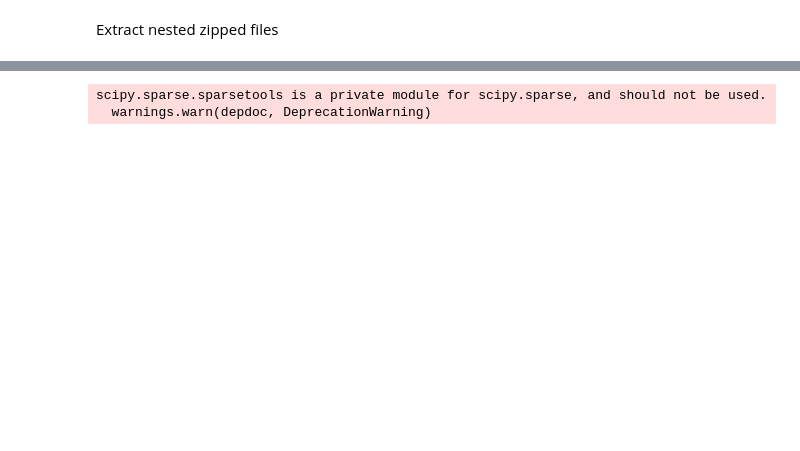
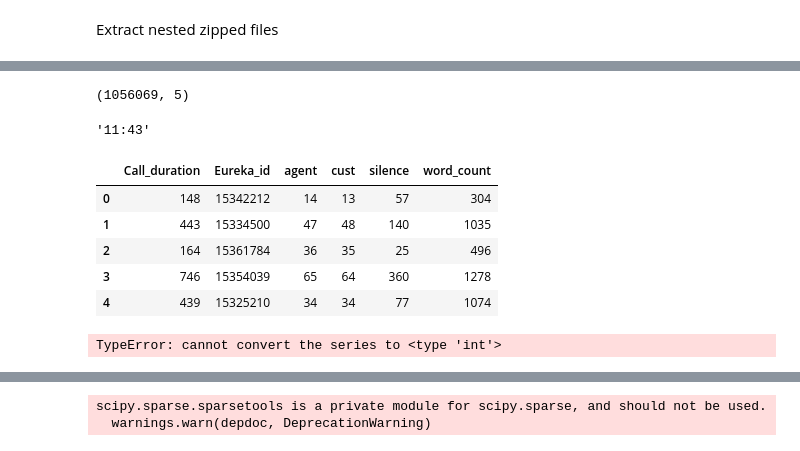
Before and after one commit to LavanyaPedada/Topic-Modeling, a Jupyter notebook: Read_Data_01.ipynb, the cells around one changed output, grey strips where cells are left out. Cells and saved outputs as stored; diff of their text form; code cells hidden in the pictures; blank space fills up the shorter version.

```diff
--- a/Read_Data_01.ipynb
+++ b/Read_Data_01.ipynb
@@ -41,0 +282,37 @@ Extract Relavent Text from the XML
+# %%
+#Extract  call duration,wc and silence
+
+import unicodecsv as csv
+import xml.etree.ElementTree as ET
+import glob, os
+import io
+import pandas as pd
+from __future__ import division
+import time
+
+#from __future__ import print_function
+#log = open("/data1/call_miner/Vinyas_Call_miner/call_miner/mar_output.txt", "w")
+
+# Set the working directory
+os.chdir("/data1/call_miner/Vinyas_Call_miner/call_miner/June_xml")
+eureka_id=[]
+duration=[]
+silence=[]
+wc=[]
+
+for filename in glob.glob('*.xml'):
+                 #print ("parsing file",filename)
+                 tree = ET.parse(filename,ET.XMLParser(encoding='Latin1'))
+                 root=tree.getroot()
+                 eureka_id.append(root.find('eureka_id').text)
+                 #print root.find('wav_length_sec').text
+                 duration.append (int(root.find('wav_length_sec').text))
+                 silence.append (int(root.find('total_silence_sec').text))
+                 #print root.find('total_silence_sec').text
+                 wc.append(int(root.find('word_count').text))
+
+data={'eureka_id':eureka_id,'call_duration':duration,'silence':silence,'word_count':wc}
+
+measure_df=pd.DataFrame(data)
+
+measure_df.to_csv("/data1/call_miner/Vinyas_Call_miner/call_miner/Lavanya/June/June_400I_10P/June_call_measures_V02.csv")
@@ -41,0 +384,18 @@ Extract Relavent Text from the XML
+# %%
+mdf.shape
+# %% [output]
+(1056069, 5)
+# %%
+import time
+time.strftime("%M:%S", time.gmtime(703))
+# %% [output]
+'11:43'
+# %%
+df_facts.head(5)
+# %% [output]
+|  | Call_duration | Eureka_id | agent | cust | silence | word_count |
+| 0 | 148 | 15342212 | 14 | 13 | 57 | 304 |
+| 1 | 443 | 15334500 | 47 | 48 | 140 | 1035 |
+| 2 | 164 | 15361784 | 36 | 35 | 25 | 496 |
+| 3 | 746 | 15354039 | 65 | 64 | 360 | 1278 |
+| 4 | 439 | 15325210 | 34 | 34 | 77 | 1074 |
@@ -41,0 +405,4 @@ Extract Relavent Text from the XML
+# %%
+measure_df['cd']=int(measure_df['call_duration']).apply(time.strftime("%M:%S", time.gmtime()))
+# %% [output]
+TypeError: cannot convert the series to <type 'int'>
```
Also changed, not shown: parts of 48 cells of this notebook, 16 other files.
